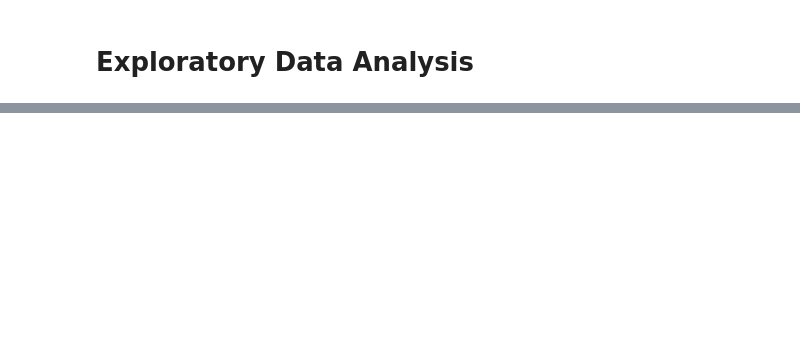
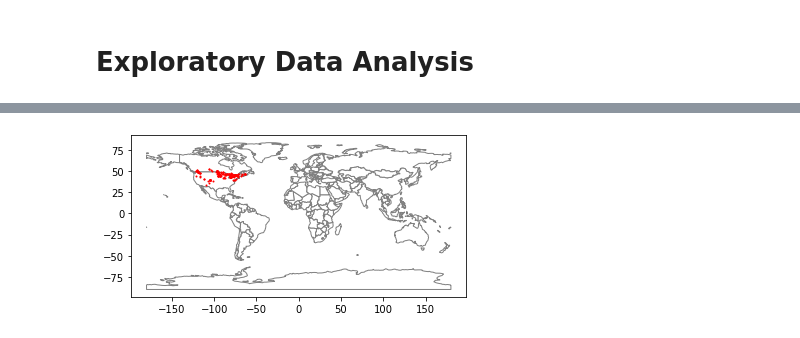
Before and after one commit to mikeasilva/CUNY-SPS, a Jupyter notebook: DATA698/05 - Exploratory Data Analysis.ipynb, the cells around one changed output, grey strips where cells are left out. Saved outputs shown, nothing was run; the diff lists cells and outputs as text; code cells hidden in the pictures; blank space fills up the shorter version.

```diff
--- a/DATA698/05 - Exploratory Data Analysis.ipynb
+++ b/DATA698/05 - Exploratory Data Analysis.ipynb
@@ -51,0 +93,9 @@ display(HTML(n_objects_df.to_html(index=False)))
+# %%
+coords_df = pd.DataFrame(coords)
+gdf = gpd.GeoDataFrame(coords_df, geometry=gpd.points_from_xy(coords_df.lon, coords_df.lat))
+world = gpd.read_file(gpd.datasets.get_path('naturalearth_lowres'))
+ax = world.plot(color='white', edgecolor='gray')
+gdf.plot(ax=ax, color='red', markersize=1)
+plt.show()
+# %% [output]
+[figure, added]
```
Also changed, not shown: parts of 8 cells of this notebook.
